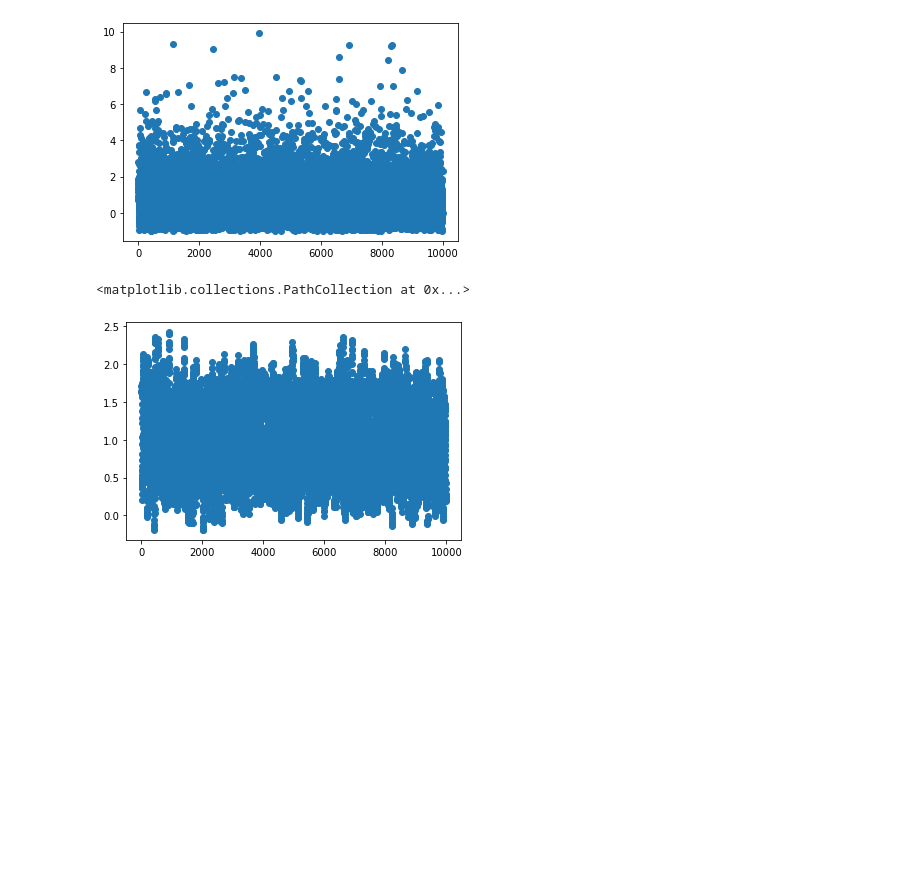
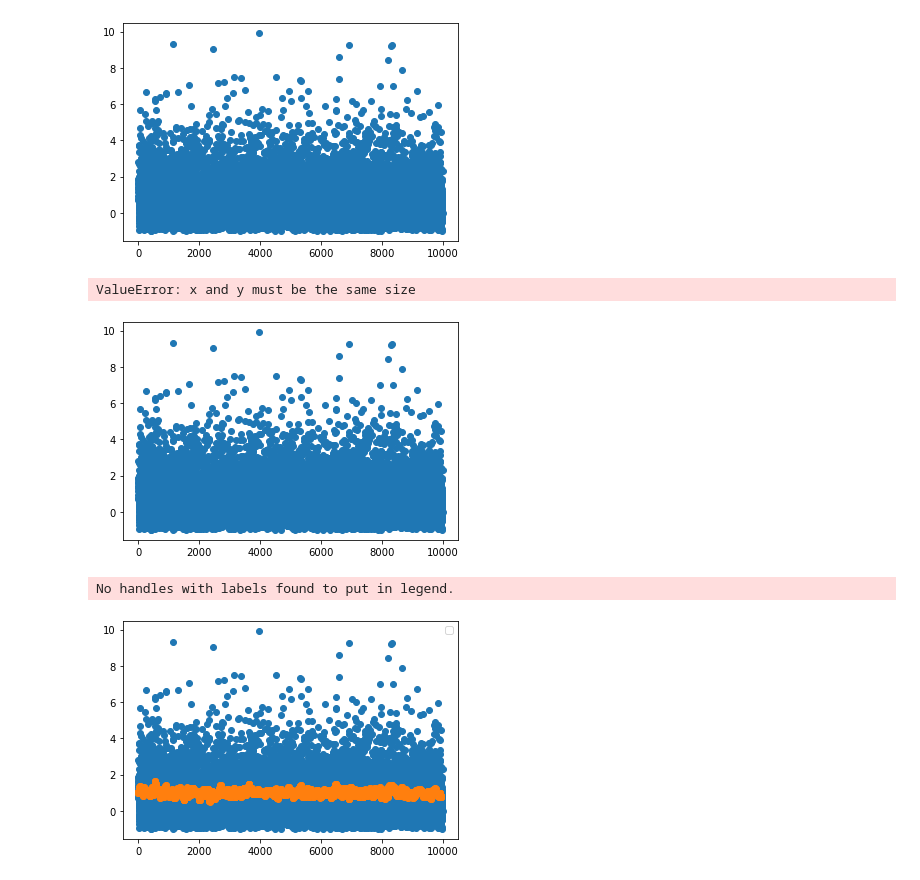
Before and after one commit to HalasTomasz/Kaszcz, a Jupyter notebook: Kaszcz - Hałas/Zajecia 2/Lista 1 + zad domowe.ipynb, the cells around one changed output. Drawn from its saved outputs; the diff is of its cells as text; code cells hidden in the pictures; blank space fills up the shorter version.

```diff
--- a/Kaszcz - Hałas/Zajecia 2/Lista 1 + zad domowe.ipynb
+++ b/Kaszcz - Hałas/Zajecia 2/Lista 1 + zad domowe.ipynb
@@ -101,13 +105,24 @@ plt.scatter(range(len(df_array)),df_array)
 # %%
 def pMA(array, p):
     tmp = []
-    for i in range(p , len(array)-p):
+    for i in range(p-2 , len(array)-p+1):
         tmp.append(np.mean(array[i-p:i+p]))
     return tmp
 # %%
-time_series = pMA(df_array,11)
+time_series = pMA(df_array,101)
 # %%
-plt.scatter(range(len(time_series)),time_series)
+plt.scatter(range(len(df_array)),df_array)
+plt.scatter(range(101,len(time_series)-1),time_series)
+plt.legend()
+plt.show()
 # %% [output]
-<matplotlib.collections.PathCollection at 0x...>
+ValueError: x and y must be the same size
-[figure, old version]
+[figure, new version]
+# %%
+plt.scatter(range(len(df_array)),df_array)
+plt.scatter(range(len(time_series)),time_series)
+plt.legend()
+plt.show()
+# %% [output]
+No handles with labels found to put in legend.
+[figure, added]
```
Also changed, not shown: parts of 3 cells of this notebook, 7 other files.
